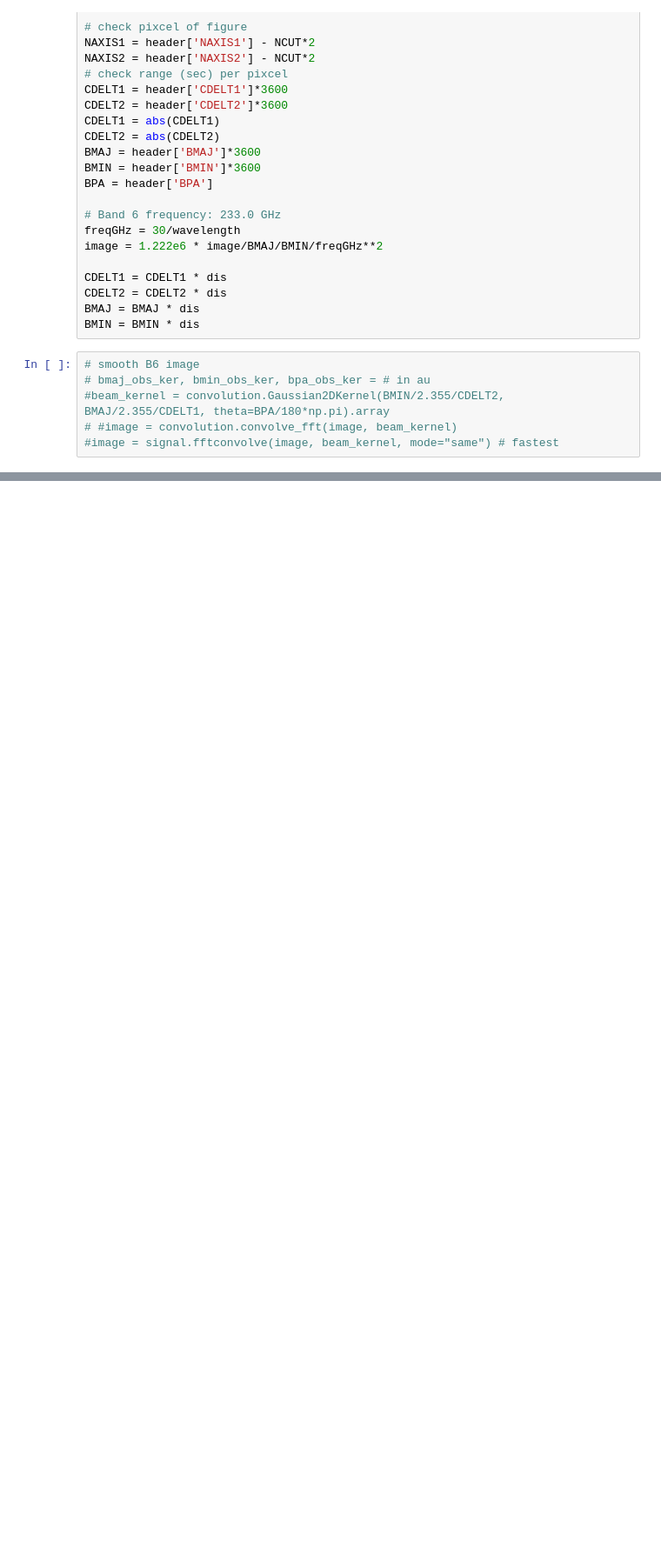
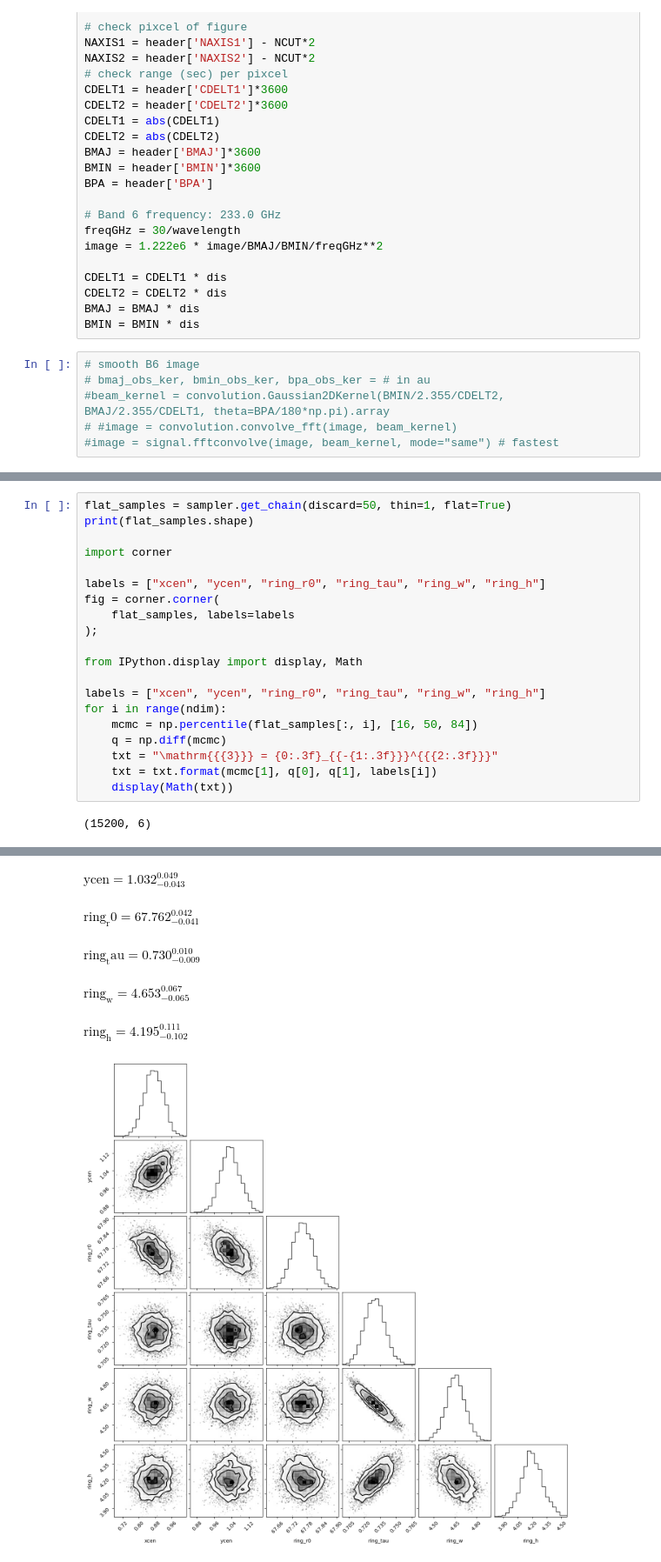
Before and after one commit to doikiyoaki/fit_ring, a Jupyter notebook: notebooks/main.ipynb, the cells around one changed output, grey strips where cells are left out. Shown at 87% size. Drawn from its saved outputs; the diff is of its cells as text; blank space fills up the shorter version.

```diff
--- a/notebooks/main.ipynb
+++ b/notebooks/main.ipynb
@@ -163,0 +236,22 @@ chi2/obs_data_points.size
+# %%
+flat_samples = sampler.get_chain(discard=50, thin=1, flat=True)
+print(flat_samples.shape)
+
+import corner
+
+labels = ["xcen", "ycen", "ring_r0", "ring_tau", "ring_w", "ring_h"]
+fig = corner.corner(
+    flat_samples, labels=labels
+);
+
+from IPython.display import display, Math
+
+labels = ["xcen", "ycen", "ring_r0", "ring_tau", "ring_w", "ring_h"]
+for i in range(ndim):
+    mcmc = np.percentile(flat_samples[:, i], [16, 50, 84])
+    q = np.diff(mcmc)
+    txt = "\mathrm{{{3}}} = {0:.3f}_{{-{1:.3f}}}^{{{2:.3f}}}"
+    txt = txt.format(mcmc[1], q[0], q[1], labels[i])
+    display(Math(txt))
+# %% [output]
+(15200, 6)
@@ -163,0 +259,6 @@ chi2/obs_data_points.size
+$\displaystyle \mathrm{ycen} = 1.032_{-0.043}^{0.049}$
+$\displaystyle \mathrm{ring_r0} = 67.762_{-0.041}^{0.042}$
+$\displaystyle \mathrm{ring_tau} = 0.730_{-0.009}^{0.010}$
+$\displaystyle \mathrm{ring_w} = 4.653_{-0.065}^{0.067}$
+$\displaystyle \mathrm{ring_h} = 4.195_{-0.102}^{0.111}$
+[figure, added]
```
Also changed, not shown: parts of 13 cells of this notebook.
